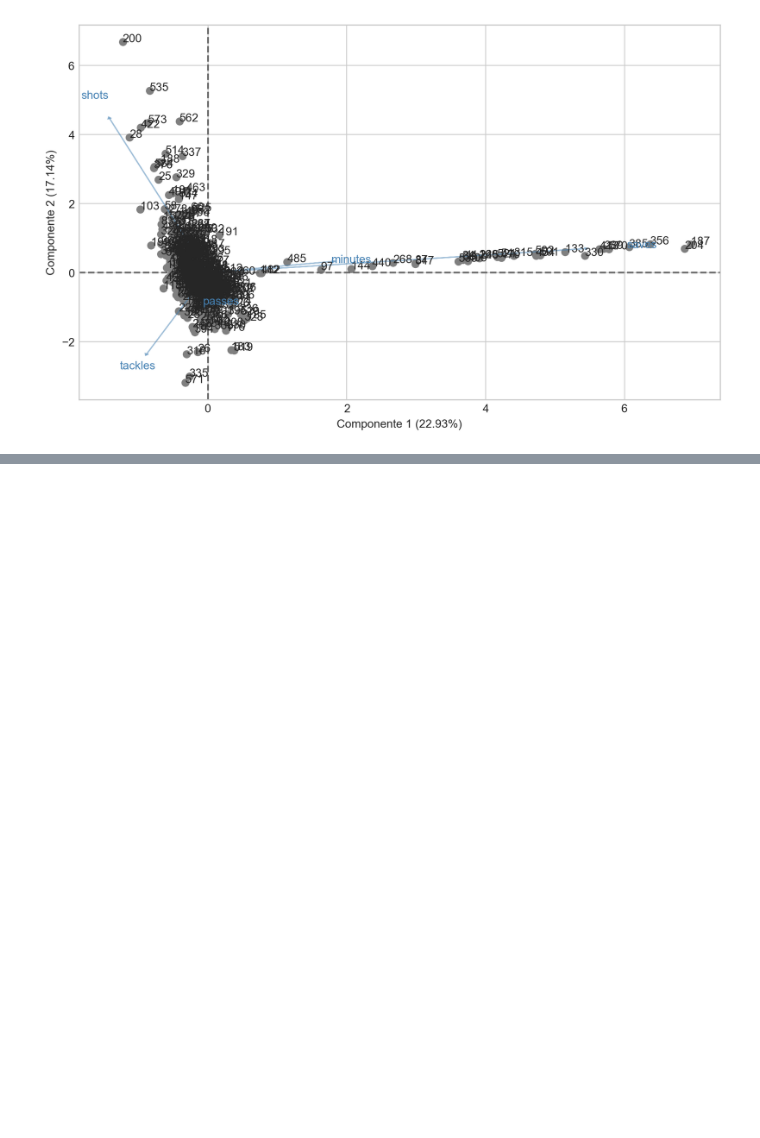
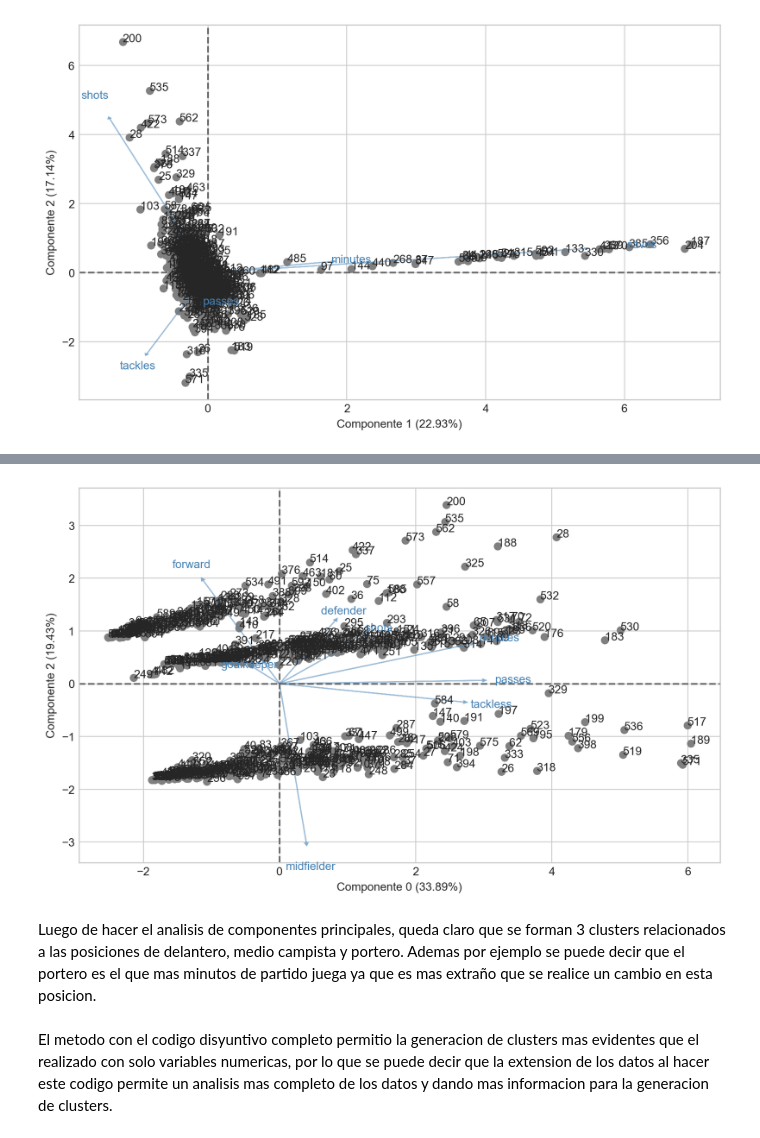
Before and after one commit to daniroj1012/Promidat, a Jupyter notebook: Metodos no supervisados/Tarea1_Daniel_Rojas.ipynb, the cells around one changed output, grey strips where cells are left out. Saved outputs shown, nothing was run; the diff lists cells and outputs as text; code cells hidden in the pictures; blank space fills up the shorter version.

```diff
--- a/Metodos no supervisados/Tarea1_Daniel_Rojas.ipynb
+++ b/Metodos no supervisados/Tarea1_Daniel_Rojas.ipynb
@@ -159,0 +160,10 @@ acp.plot_circulo(ejes = [0, 2])
+# %%
+# Plotea la sobreposición plano-correlación
+fig, ax = plt.subplots(nrows=1, ncols=1, figsize = (10,6), dpi = 200)
+acp.plot_sobreposicion(ejes = [0, 2])
+# %% [output]
+[figure, added]
+# %% [markdown]
+Luego de hacer el analisis de componentes principales, queda claro que se forman 3 clusters relacionados a las posiciones de delantero, medio campista y portero. Ademas por ejemplo se puede decir que el portero es el que mas minutos de partido juega ya que es mas extraño que se realice un cambio en esta posicion.
+# %% [markdown]
+El metodo con el codigo disyuntivo completo permitio la generacion de clusters mas evidentes que el realizado con solo variables numericas, por lo que se puede decir que la extension de los datos al hacer este codigo permite un analisis mas completo de los datos y dando mas informacion para la generacion de clusters.
```
Also changed, not shown: parts of 10 cells of this notebook.
